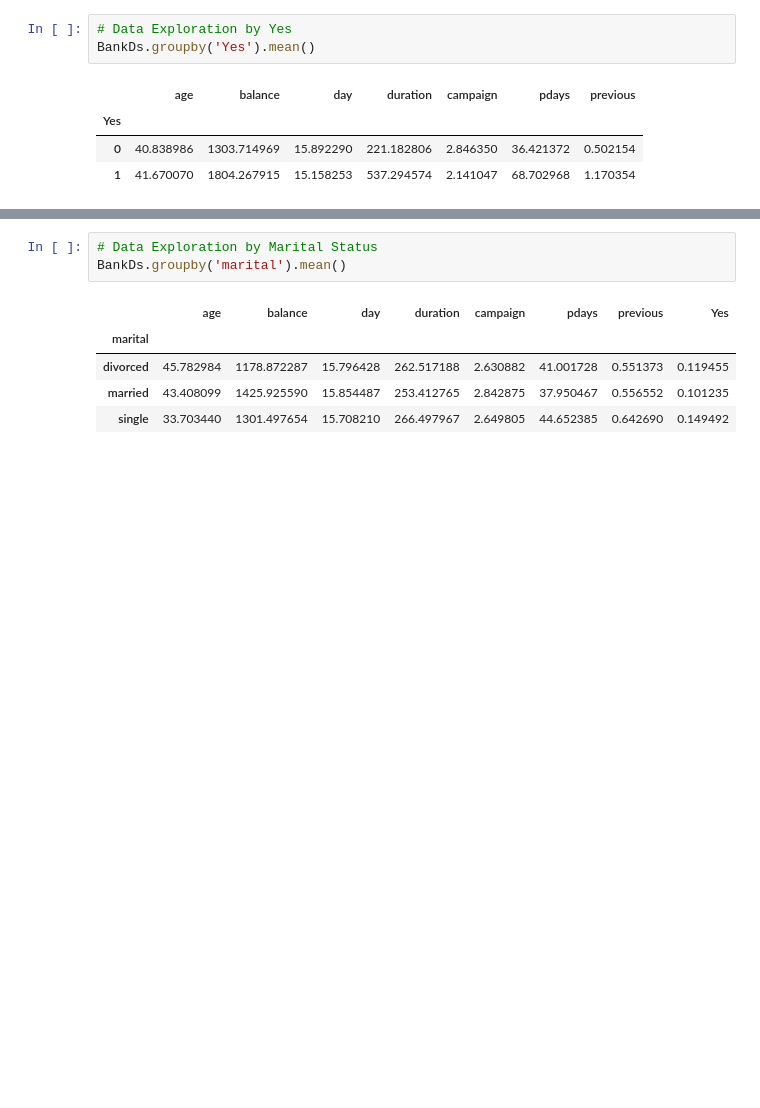
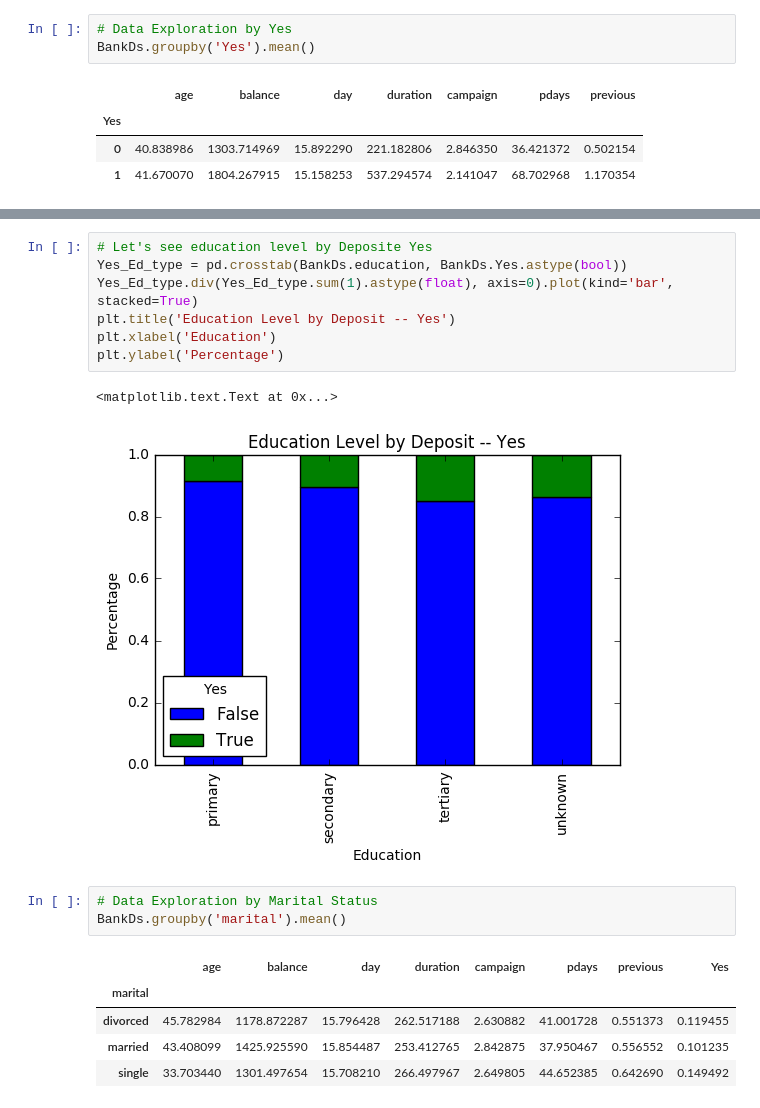
Before and after one commit to lin-meng/dsipy, a Jupyter notebook: BankDeposit.ipynb, the cells around one changed output, grey strips where cells are left out. Drawn from its saved outputs; the diff is of its cells as text; blank space fills up the shorter version.

```diff
--- a/BankDeposit.ipynb
+++ b/BankDeposit.ipynb
@@ -181,6 +195,16 @@ BankDs.groupby('education').mean()
 | secondary | 39.964270 | 1154.880786 | 15.759159 | 258.685760 | 2.700802 | 42.353504 | 0.567753 | 0.105594 |
 | tertiary | 39.593640 | 1758.416435 | 16.086535 | 258.518532 | 2.825577 | 39.024134 | 0.661980 | 0.150064 |
 | unknown | 44.510501 | 1526.754443 | 15.810985 | 257.313947 | 2.849219 | 36.856220 | 0.488422 | 0.135703 |
+# %%
+# Let's see education level by Deposite Yes
+Yes_Ed_type = pd.crosstab(BankDs.education, BankDs.Yes.astype(bool))
+Yes_Ed_type.div(Yes_Ed_type.sum(1).astype(float), axis=0).plot(kind='bar', stacked=True)
+plt.title('Education Level by Deposit -- Yes')
+plt.xlabel('Education')
+plt.ylabel('Percentage')
+# %% [output]
+<matplotlib.text.Text at 0x...>
+[figure, added]
 # %%
 # Data Exploration by Marital Status
 BankDs.groupby('marital').mean()
```
Also changed, not shown: parts of 26 cells of this notebook.
